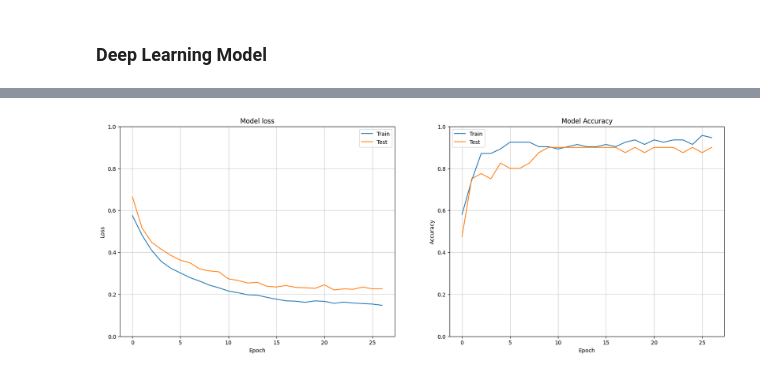
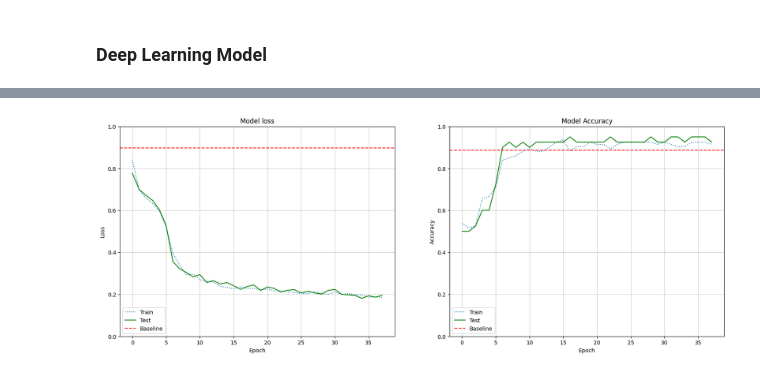
Before and after one commit to emilycardwell/Penguin-proj, a Jupyter notebook: penguin_deep_learn.ipynb, the cells around one changed output, grey strips where cells are left out. Saved outputs shown, nothing was run; the diff lists cells and outputs as text; code cells hidden in the pictures.

```diff
--- a/penguin_deep_learn.ipynb
+++ b/penguin_deep_learn.ipynb
@@ -42,6 +43,7 @@ preproc = make_column_transformer(
 X_train, X_test, y_train, y_test = train_test_split(X, y, train_size=0.4)
 
 preproc.fit(X_train)
+X_preproc = preproc.transform(X)
 X_train_preproc = preproc.transform(X_train)
 X_test_preproc = preproc.transform(X_test)
 X_test_preproc.shape
@@ -49,0 +54,7 @@ X_test_preproc.shape
+# %%
+base_model = SGDClassifier(max_iter=1000, loss='log_loss')
+
+cv_log = cross_validate(base_model, X_preproc, y, scoring=['accuracy'], cv=10)
+log_mod = base_model.fit(X_preproc, y)
+log_score = log_mod.score(X_preproc, y)
+print(f"accuracy: {cv_log['test_accuracy'].mean()}, log loss: {log_score}")
@@ -63,7 +76,7 @@ def init_mod(model, opt):
 # %%
 def fit_mod(model, n_epochs=50):
 
-    es = callbacks.EarlyStopping(patience=5)
+    es = callbacks.EarlyStopping(patience=3)
 
     history = model.fit(X_train_preproc, y_train,
                         batch_size=3, epochs=n_epochs,
@@ -102,35 +117,37 @@ model.evaluate(X_test_preproc, y_test)
 # %%
 def plot_loss_accuracy(history, title=None):
     fig, ax = plt.subplots(1,2, figsize=(20,7))
 
     # --- LOSS ---
 
-    ax[0].plot(history.history['loss'])
-    ax[0].plot(history.history['val_loss'])
+    ax[0].plot(history.history['loss'], linestyle=':')
+    ax[0].plot(history.history['val_loss'], color='green')
+    ax[0].axhline(y=cv_log['test_accuracy'].mean(), color='red', linestyle='--')
     ax[0].set_title('Model loss')
     ax[0].set_ylabel('Loss')
     ax[0].set_xlabel('Epoch')
     ax[0].set_ylim((0,1))
-    ax[0].legend(['Train', 'Test'], loc='best')
+    ax[0].legend(['Train', 'Test', 'Baseline'], loc='best')
     ax[0].grid(axis="x",linewidth=0.5)
     ax[0].grid(axis="y",linewidth=0.5)
 
     # --- ACCURACY
 
-    ax[1].plot(history.history['accuracy'])
-    ax[1].plot(history.history['val_accuracy'])
+    ax[1].plot(history.history['accuracy'], linestyle=':')
+    ax[1].plot(history.history['val_accuracy'], color='green')
+    ax[1].axhline(y=log_score, color='red', linestyle='--')
     ax[1].set_title('Model Accuracy')
     ax[1].set_ylabel('Accuracy')
     ax[1].set_xlabel('Epoch')
-    ax[1].legend(['Train', 'Test'], loc='best')
+    ax[1].legend(['Train', 'Test', 'Baseline'], loc='best')
     ax[1].set_ylim((0,1))
     ax[1].grid(axis="x",linewidth=0.5)
     ax[1].grid(axis="y",linewidth=0.5)
 
     if title:
         fig.suptitle(title)
 
 plot_loss_accuracy(history)
 plt.show();
 # %% [output]
-[figure, old version]
+[figure, new version]
```
Also changed, not shown: parts of 6 cells of this notebook.
